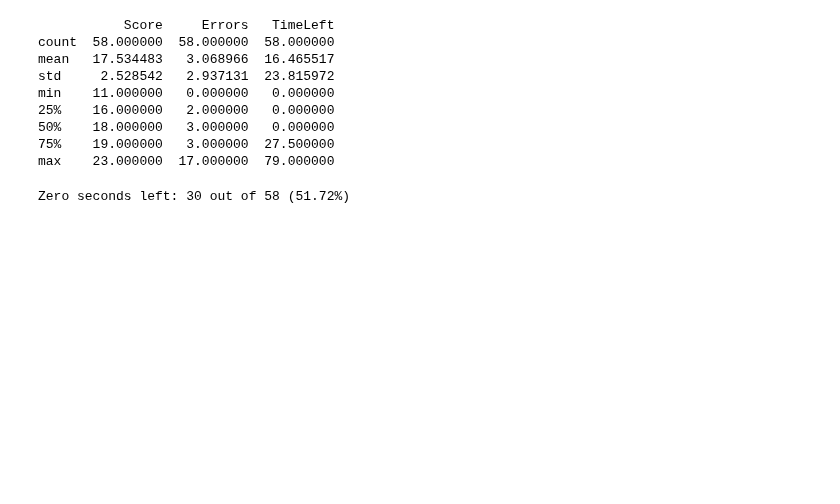
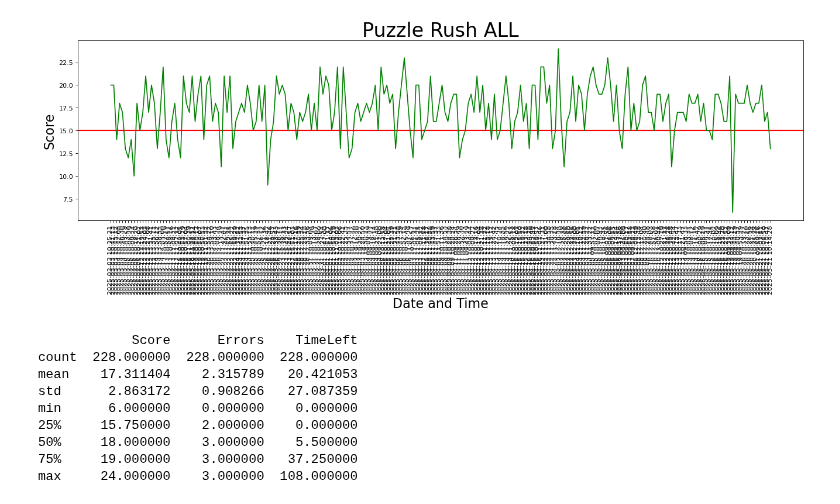
Before and after one commit to mariaonoeva/stat-repo, a Jupyter notebook: chess/puzzle-rush/total_stat_puzzle_rush.ipynb, the cells around one changed output. Cells and saved outputs as stored; diff of their text form; code cells hidden in the pictures; blank space fills up the shorter version.

```diff
--- a/chess/puzzle-rush/total_stat_puzzle_rush.ipynb
+++ b/chess/puzzle-rush/total_stat_puzzle_rush.ipynb
@@ -1,7 +0,0 @@
-# %%
-import pandas as pd
-
-puzzle_rush = pd.read_csv('data/csvs/puzzle_rush_202505.csv')
-puzzle_rush.columns = ['Timestamp', 'Mode', 'Score', 'TimeLeft', 'Errors']
-
-puzzle_rush.head()
@@ -15,18 +87,38 @@ puzzle_rush.head()
+# %%
+import matplotlib.pyplot as plt
+from matplotlib.pyplot import figure
+figure(figsize=(20, 5), dpi=80) # fig size
+
+date_time = all_puzzle_rush['Timestamp'].tolist()
+score = all_puzzle_rush['Score'].tolist()
+
+# cosmetics
+plt.title(f"Puzzle Rush ALL", fontsize=30)
+plt.xlabel("Date and Time", fontsize=20)
+plt.ylabel("Score", fontsize=20)
+plt.xticks(rotation=90)
+
+# draws one red line on y = 15
+plt.axhline(linewidth=2, color='r', y=15)
+
+# data for the plot
+plt.plot(date_time, score, color = 'g', linestyle = 'solid')
+
+# I want to add time and errorless attempts
+
+plt.savefig('data/pics/puzzle_rush_ALL.png', bbox_inches='tight')
+plt.show()
+# %% [output]
+[figure, added]
 # %%
-print(puzzle_rush[['Score', 'Errors', 'TimeLeft']].describe())
+print(all_puzzle_rush[['Score', 'Errors', 'TimeLeft']].describe())
 # %% [output]
-           Score     Errors   TimeLeft
-count  58.000000  58.000000  58.000000
-mean   17.534483   3.068966  16.465517
-std     2.528542   2.937131  23.815972
-min    11.000000   0.000000   0.000000
-25%    16.000000   2.000000   0.000000
-50%    18.000000   3.000000   0.000000
-75%    19.000000   3.000000  27.500000
-max    23.000000  17.000000  79.000000
+            Score      Errors    TimeLeft
+count  228.000000  228.000000  228.000000
+mean    17.311404    2.315789   20.421053
+std      2.863172    0.908266   27.087359
+min      6.000000    0.000000    0.000000
+25%     15.750000    2.000000    0.000000
+50%     18.000000    3.000000    5.500000
+75%     19.000000    3.000000   37.250000
+max     24.000000    3.000000  108.000000
-# %%
-zero_time = puzzle_rush[(puzzle_rush['TimeLeft'] == 0)]
-print(f"Zero seconds left: {len(zero_time)} out of {len(puzzle_rush['Timestamp'])} "
-      f"({len(zero_time) / len(puzzle_rush['Timestamp']) * 100:.2f}%)")
-# %% [output]
-Zero seconds left: 30 out of 58 (51.72%)
```
Also changed, not shown: parts of 15 cells of this notebook, 2 other files.
